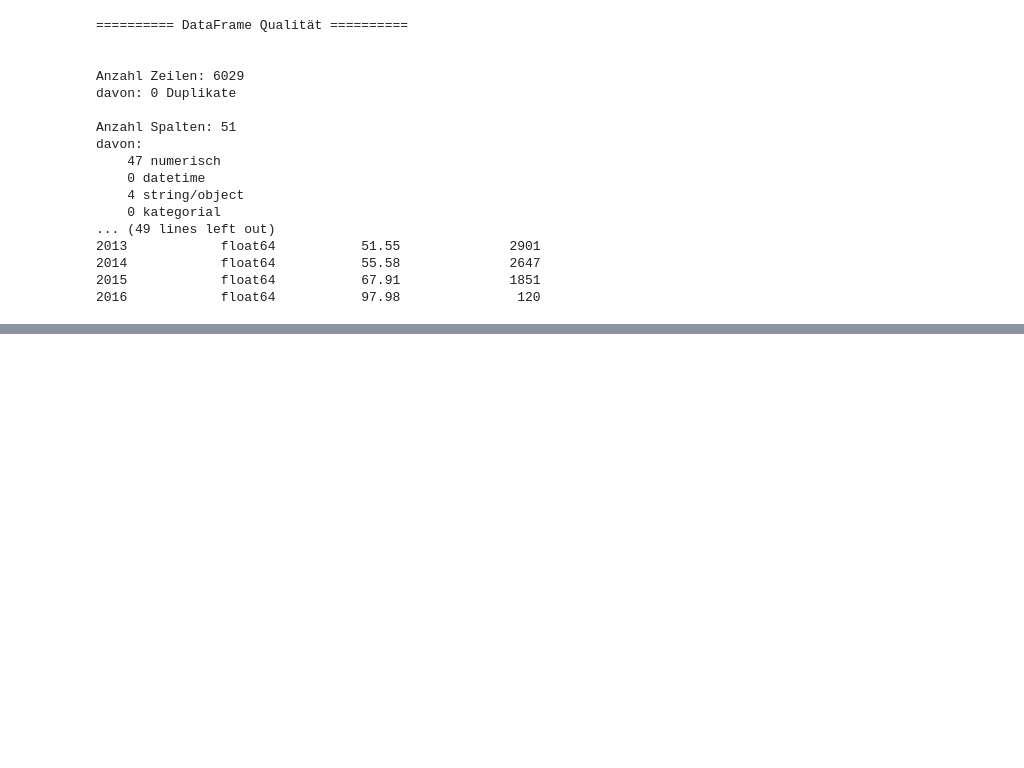
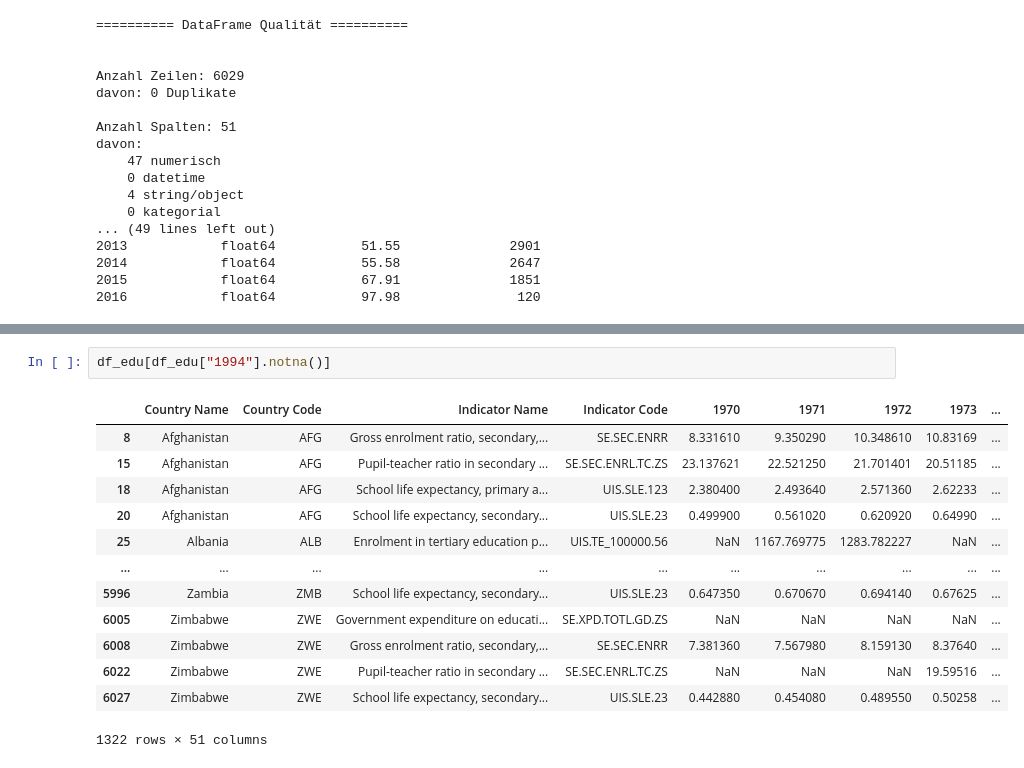
Before and after one commit to EckbertRadieschen/Analysis-App---Bildung-Entwicklung-international-, a Jupyter notebook: notebooks/abschlussprojekt.ipynb, the cells around one changed output, grey strips where cells are left out. Drawn from its saved outputs; the diff is of its cells as text; blank space fills up the shorter version.

```diff
--- a/notebooks/abschlussprojekt.ipynb
+++ b/notebooks/abschlussprojekt.ipynb
@@ -383,0 +369,16 @@ create_dev_change_columns(df_gdp_per_capita, DEVELOPMENT_CONFIG)
+# %%
+df_edu[df_edu["1994"].notna()]
+# %% [output]
+|  | Country Name | Country Code | Indicator Name | Indicator Code | 1970 | 1971 | 1972 | 1973 | ... |
+| 8 | Afghanistan | AFG | Gross enrolment ratio, secondary,... | SE.SEC.ENRR | 8.331610 | 9.350290 | 10.348610 | 10.83169 | ... |
+| 15 | Afghanistan | AFG | Pupil-teacher ratio in secondary ... | SE.SEC.ENRL.TC.ZS | 23.137621 | 22.521250 | 21.701401 | 20.51185 | ... |
+| 18 | Afghanistan | AFG | School life expectancy, primary a... | UIS.SLE.123 | 2.380400 | 2.493640 | 2.571360 | 2.62233 | ... |
+| 20 | Afghanistan | AFG | School life expectancy, secondary... | UIS.SLE.23 | 0.499900 | 0.561020 | 0.620920 | 0.64990 | ... |
+| 25 | Albania | ALB | Enrolment in tertiary education p... | UIS.TE_100000.56 | NaN | 1167.769775 | 1283.782227 | NaN | ... |
+| ... | ... | ... | ... | ... | ... | ... | ... | ... | ... |
+| 5996 | Zambia | ZMB | School life expectancy, secondary... | UIS.SLE.23 | 0.647350 | 0.670670 | 0.694140 | 0.67625 | ... |
+| 6005 | Zimbabwe | ZWE | Government expenditure on educati... | SE.XPD.TOTL.GD.ZS | NaN | NaN | NaN | NaN | ... |
+| 6008 | Zimbabwe | ZWE | Gross enrolment ratio, secondary,... | SE.SEC.ENRR | 7.381360 | 7.567980 | 8.159130 | 8.37640 | ... |
+| 6022 | Zimbabwe | ZWE | Pupil-teacher ratio in secondary ... | SE.SEC.ENRL.TC.ZS | NaN | NaN | NaN | 19.59516 | ... |
+| 6027 | Zimbabwe | ZWE | School life expectancy, secondary... | UIS.SLE.23 | 0.442880 | 0.454080 | 0.489550 | 0.50258 | ... |
+1322 rows × 51 columns
```
Also changed, not shown: parts of 7 cells of this notebook, 10 other files.
